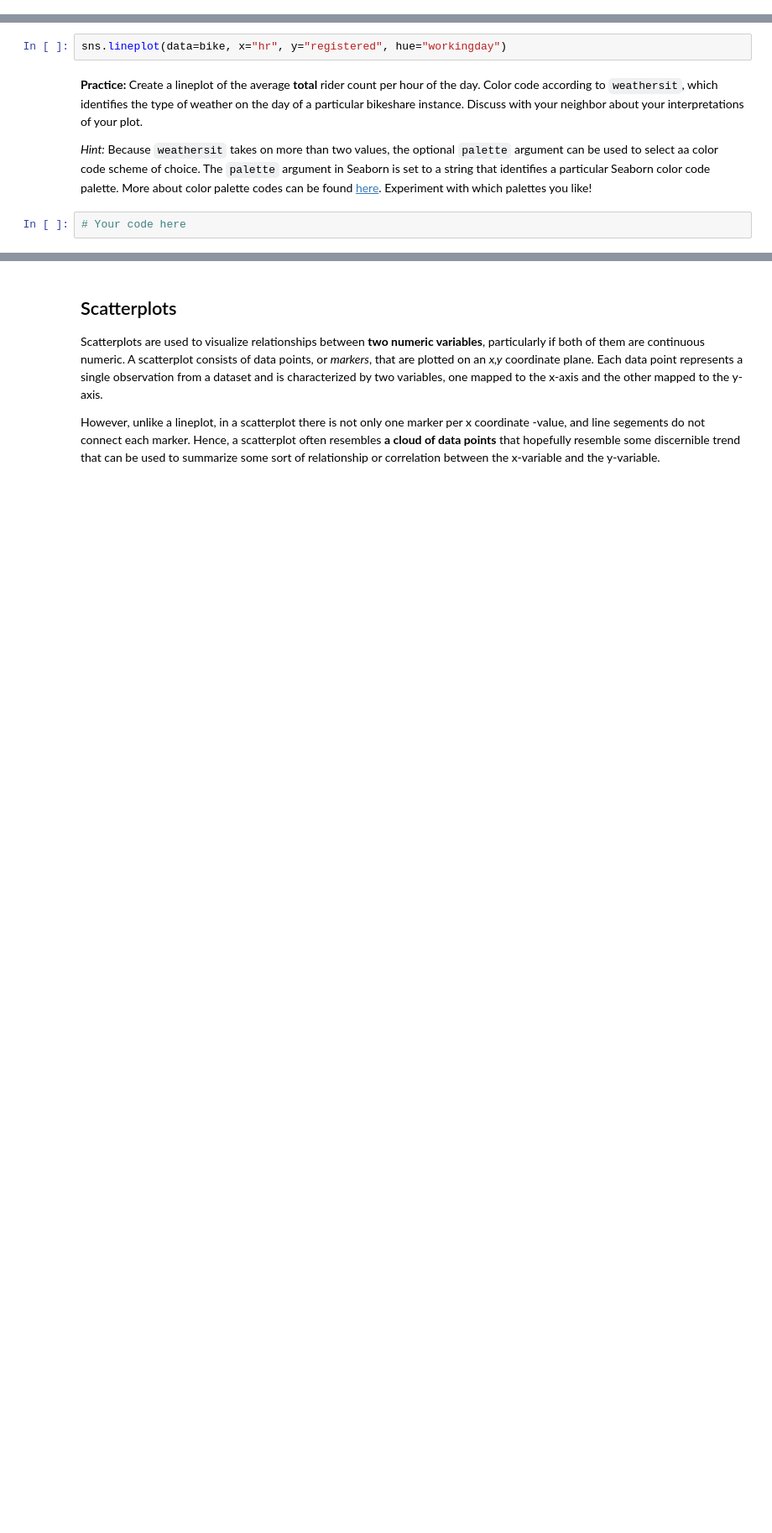
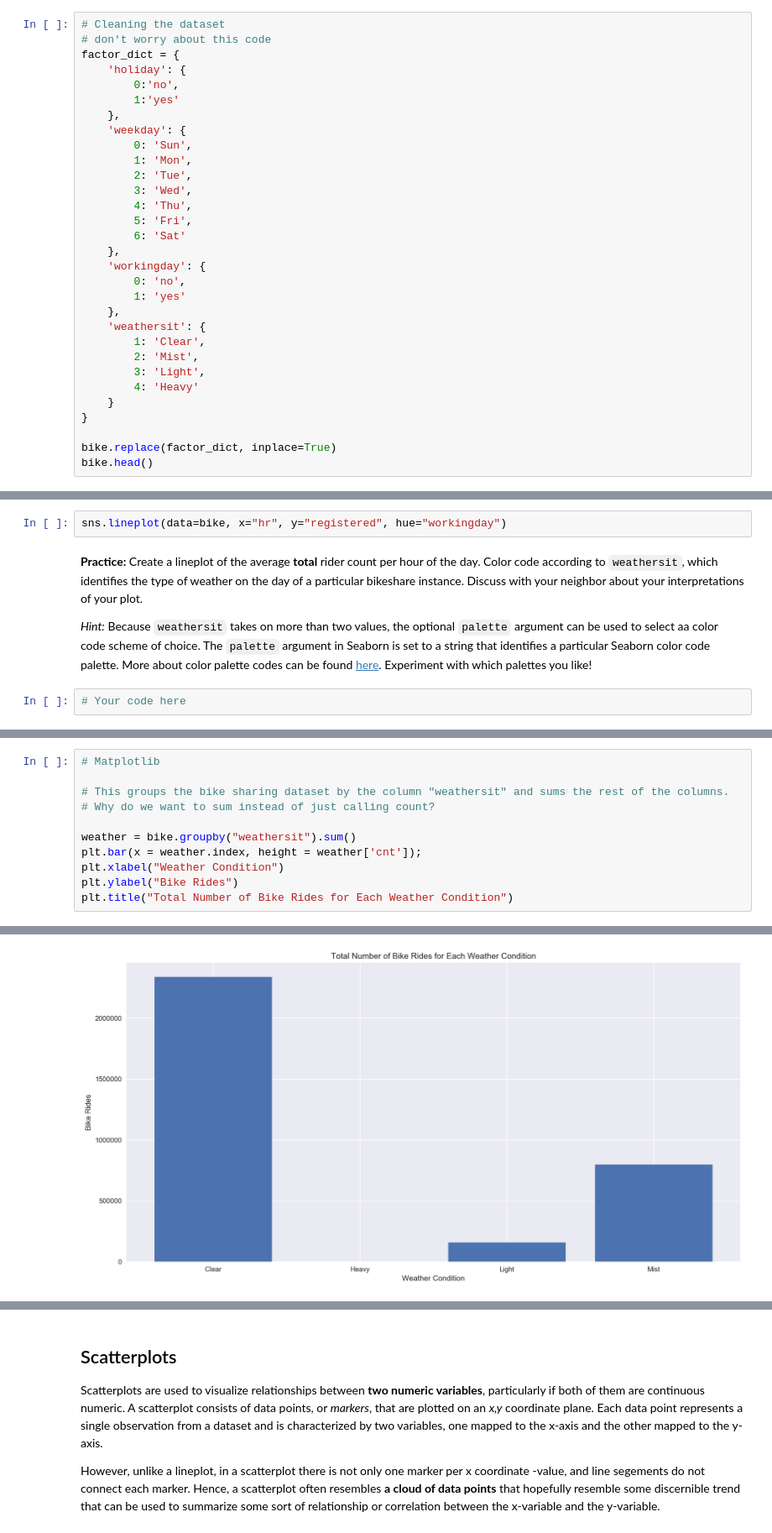
Before and after one commit to SUSA-org/Fall-2019-Career-Exploration, a Jupyter notebook: Lectures/Lecture4/Data_Visualization.ipynb, the cells around one changed output, grey strips where cells are left out. Shown: that part at 84% size. Saved outputs shown, nothing was run; the diff lists cells and outputs as text; blank space fills up the shorter version.

```diff
--- a/Lectures/Lecture4/Data_Visualization.ipynb
+++ b/Lectures/Lecture4/Data_Visualization.ipynb
@@ -113,3 +124,34 @@ registered | count of registered users
 cnt | count of total rental bikes including casual and registered
 
 **Practice:** identify what type of variable each of the columns (except `instant`) in our dataset represent.
+# %%
+# Cleaning the dataset
+# don't worry about this code
+factor_dict = {
+    'holiday': {
+        0:'no',
+        1:'yes'
+    },
+    'weekday': {
+        0: 'Sun',
+        1: 'Mon',
+        2: 'Tue',
+        3: 'Wed',
+        4: 'Thu',
+        5: 'Fri',
+        6: 'Sat'
+    },
+    'workingday': {
+        0: 'no',
+        1: 'yes'
+    },
+    'weathersit': {
+        1: 'Clear',
+        2: 'Mist',
+        3: 'Light',
+        4: 'Heavy'
+    }
+}
+
+bike.replace(factor_dict, inplace=True)
+bike.head()
@@ -210,0 +304,12 @@ sns.lineplot(data=bike, x="hr", y="registered", hue="workingday")
+# %%
+# Matplotlib
+
+# This groups the bike sharing dataset by the column "weathersit" and sums the rest of the columns.
+# Why do we want to sum instead of just calling count?
+
+weather = bike.groupby("weathersit").sum()
+plt.bar(x = weather.index, height = weather['cnt']);
+plt.xlabel("Weather Condition")
+plt.ylabel("Bike Rides")
+plt.title("Total Number of Bike Rides for Each Weather Condition")
+# %% [output]
@@ -210,0 +317 @@ sns.lineplot(data=bike, x="hr", y="registered", hue="workingday")
+[figure, added]
```
Also changed, not shown: parts of 30 cells of this notebook.
